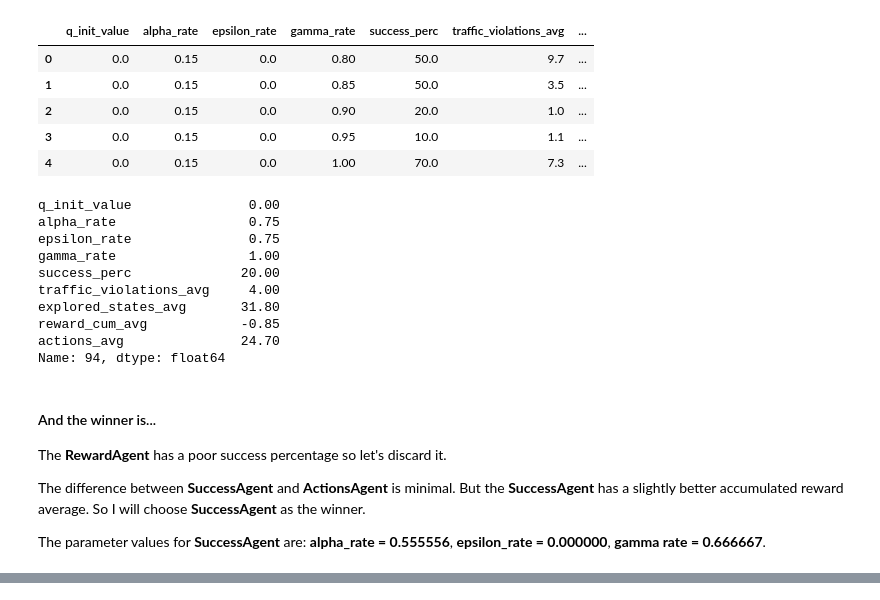
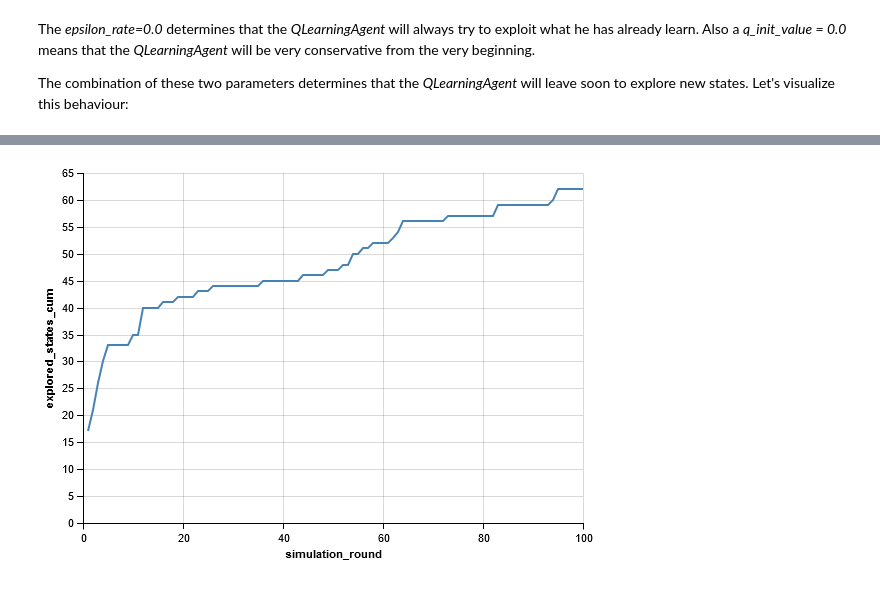
Before and after one commit to jcsastre/udacity_machine-learning_smartcab, a Jupyter notebook: report.ipynb, the cells around one changed output, grey strips where cells are left out. Saved outputs shown, nothing was run; the diff lists cells and outputs as text; code cells hidden in the pictures.

```diff
--- a/report.ipynb
+++ b/report.ipynb
@@ -254,3 +228,2 @@ Let's analyze the data:
 # %%
-tuning_data_2 = pd.read_csv("smartcab/qlearn_agent_tuning_results2.csv", index_col=0)
-tuning_data_2.describe()
+stats_tuned = pd.read_csv("smartcab/stats_tuned_qlearn_agent.csv", index_col=0)
@@ -267,30 +230,12 @@ tuning_data_2.describe()
-# %%
-tuning_data_2.head()
-# %% [output]
-|  | q_init_value | alpha_rate | epsilon_rate | gamma_rate | success_perc | traffic_violations_avg | ... |
-| 0 | 0.0 | 0.15 | 0.0 | 0.80 | 50.0 | 9.7 | ... |
-| 1 | 0.0 | 0.15 | 0.0 | 0.85 | 50.0 | 3.5 | ... |
-| 2 | 0.0 | 0.15 | 0.0 | 0.90 | 20.0 | 1.0 | ... |
-| 3 | 0.0 | 0.15 | 0.0 | 0.95 | 10.0 | 1.1 | ... |
-| 4 | 0.0 | 0.15 | 0.0 | 1.00 | 70.0 | 7.3 | ... |
-# %%
-tuning_data.loc[tuning_data_2['success_perc'].idxmax()]
-# %% [output]
-q_init_value               0.00
-alpha_rate                 0.75
-epsilon_rate               0.75
-gamma_rate                 1.00
-success_perc              20.00
-traffic_violations_avg     4.00
-explored_states_avg       31.80
-reward_cum_avg            -0.85
-actions_avg               24.70
-Name: 94, dtype: float64
-# %% [markdown]
-<h4>And the winner is...</h4>
-
-The **RewardAgent** has a poor success percentage so let's discard it.
-
-The difference between **SuccessAgent** and **ActionsAgent** is minimal. But the **SuccessAgent** has a slightly better accumulated reward average. So I will choose **SuccessAgent** as the winner.
-
-The parameter values for **SuccessAgent** are: **alpha_rate = 0.555556**, **epsilon_rate = 0.000000**, **gamma rate = 0.666667**.
+# %% [markdown]
+The *epsilon_rate=0.0* determines that the *QLearningAgent* will always try to exploit what he has already learn. Also a *q_init_value = 0.0* means that the *QLearningAgent* will be very conservative from the very beginning.
+
+The combination of these two parameters determines that the *QLearningAgent* will leave soon to explore new states. Let's visualize this behaviour:
+# %%
+from altair import Chart
+
+Chart(stats_tuned).mark_line().encode(
+    x= 'simulation_round',
+    y='explored_states_cum'
+)
+# %% [output]
@@ -296,0 +243 @@ The parameter values for **SuccessAgent** are: **alpha_rate = 0.555556**, **epsi
+[figure, added]
```
Also changed, not shown: parts of 52 cells of this notebook, 13 other files.
